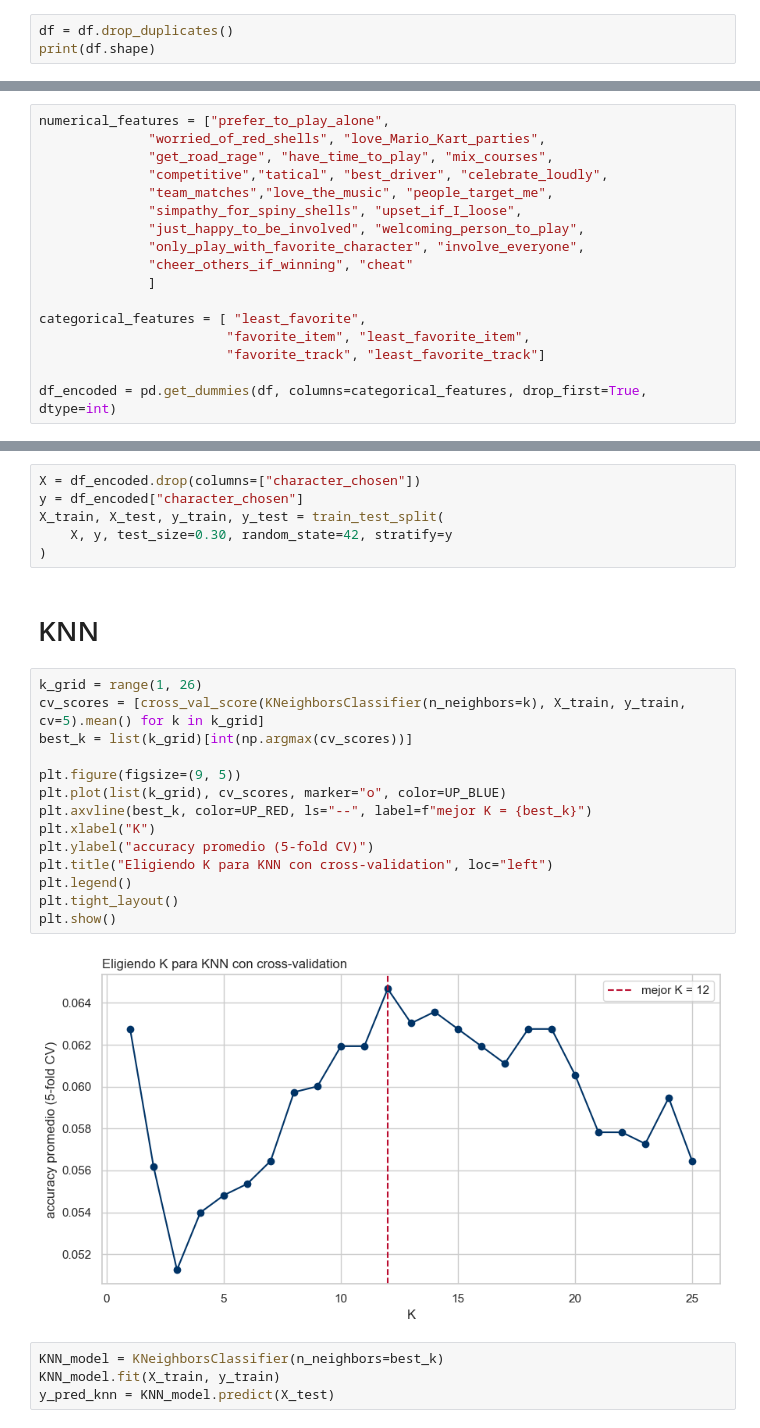
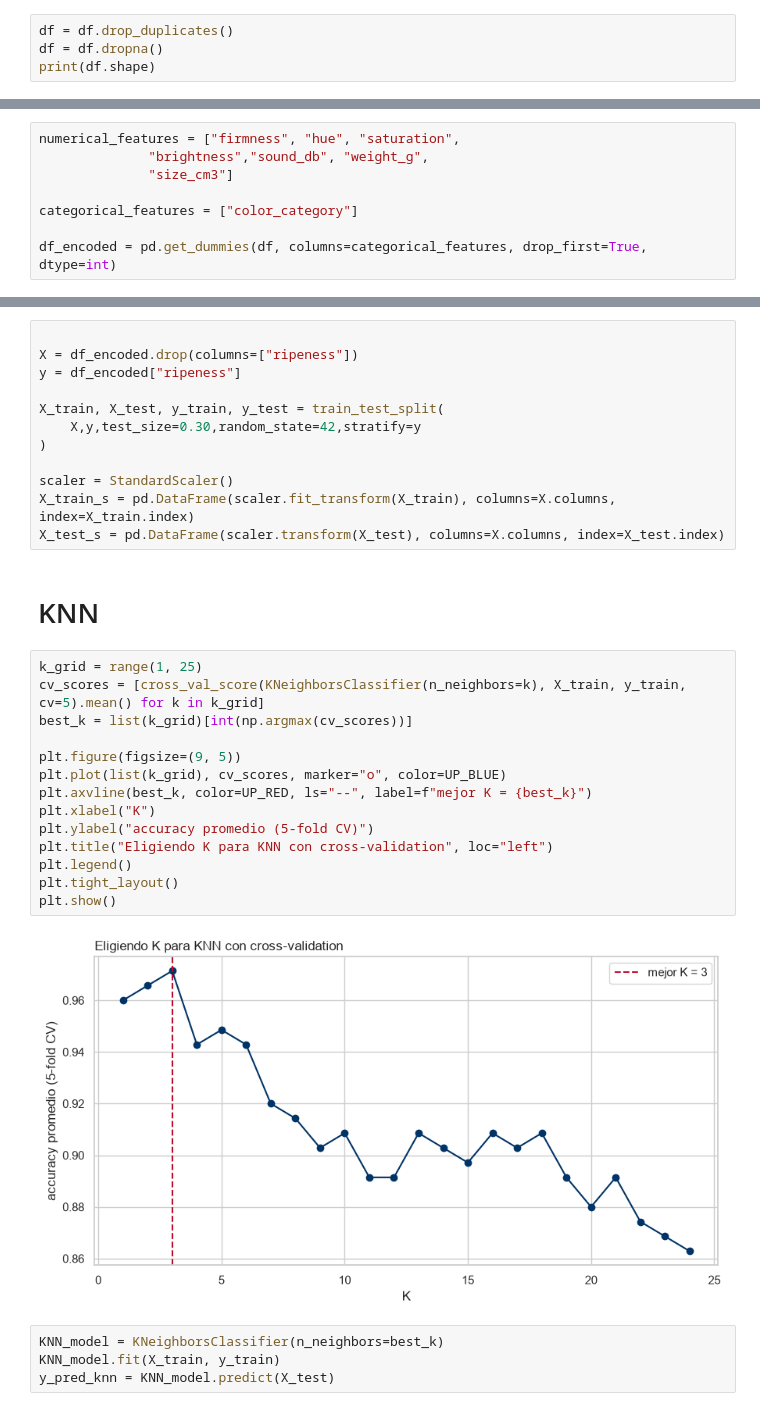
Before and after one commit to arantxavalenciaa/MarioKart_Classification_ML, a Jupyter notebook: model.ipynb, the cells around one changed output, grey strips where cells are left out. Cells and saved outputs as stored; diff of their text form.

```diff
--- a/model.ipynb
+++ b/model.ipynb
@@ -42,4 +35,5 @@ df.head()
 # %%
 df = df.drop_duplicates()
+df = df.dropna()
 print(df.shape)
 # %% [output]
@@ -92,18 +41,9 @@ print(df["least_favorite_track"].unique())
 # %%
-numerical_features = ["prefer_to_play_alone",
-              "worried_of_red_shells", "love_Mario_Kart_parties",
-              "get_road_rage", "have_time_to_play", "mix_courses",
-              "competitive","tatical", "best_driver", "celebrate_loudly",
-              "team_matches","love_the_music", "people_target_me",
-              "simpathy_for_spiny_shells", "upset_if_I_loose",
-              "just_happy_to_be_involved", "welcoming_person_to_play",
-              "only_play_with_favorite_character", "involve_everyone",
-              "cheer_others_if_winning", "cheat"
-              ]
+numerical_features = ["firmness", "hue", "saturation",
+              "brightness","sound_db", "weight_g",
+              "size_cm3"]
 
-categorical_features = [ "least_favorite",
-                        "favorite_item", "least_favorite_item",
-                        "favorite_track", "least_favorite_track"]
+categorical_features = ["color_category"]
 
 df_encoded = pd.get_dummies(df, columns=categorical_features, drop_first=True, dtype=int)
 # %%
@@ -131,29 +70,35 @@ plt.show()
 # %% [markdown]
 # MATRIZ DE DISEÑO
 # %%
-X = df_encoded.drop(columns=["character_chosen"])
-y = df_encoded["character_chosen"]
+
+X = df_encoded.drop(columns=["ripeness"])
+y = df_encoded["ripeness"]
+
 X_train, X_test, y_train, y_test = train_test_split(
-    X, y, test_size=0.30, random_state=42, stratify=y
+    X,y,test_size=0.30,random_state=42,stratify=y
 )
+
+scaler = StandardScaler()
+X_train_s = pd.DataFrame(scaler.fit_transform(X_train), columns=X.columns, index=X_train.index)
+X_test_s = pd.DataFrame(scaler.transform(X_test), columns=X.columns, index=X_test.index)
 # %% [markdown]
 # KNN
 # %%
-k_grid = range(1, 26)
+k_grid = range(1, 25)
 cv_scores = [cross_val_score(KNeighborsClassifier(n_neighbors=k), X_train, y_train, cv=5).mean() for k in k_grid]
 best_k = list(k_grid)[int(np.argmax(cv_scores))]
 
 plt.figure(figsize=(9, 5))
 plt.plot(list(k_grid), cv_scores, marker="o", color=UP_BLUE)
 plt.axvline(best_k, color=UP_RED, ls="--", label=f"mejor K = {best_k}")
 plt.xlabel("K")
 plt.ylabel("accuracy promedio (5-fold CV)")
 plt.title("Eligiendo K para KNN con cross-validation", loc="left")
 plt.legend()
 plt.tight_layout()
 plt.show()
 # %% [output]
-[figure, old version]
+[figure, new version]
 # %%
 KNN_model = KNeighborsClassifier(n_neighbors=best_k)
 KNN_model.fit(X_train, y_train)
```
Also changed, not shown: parts of 14 cells of this notebook.
